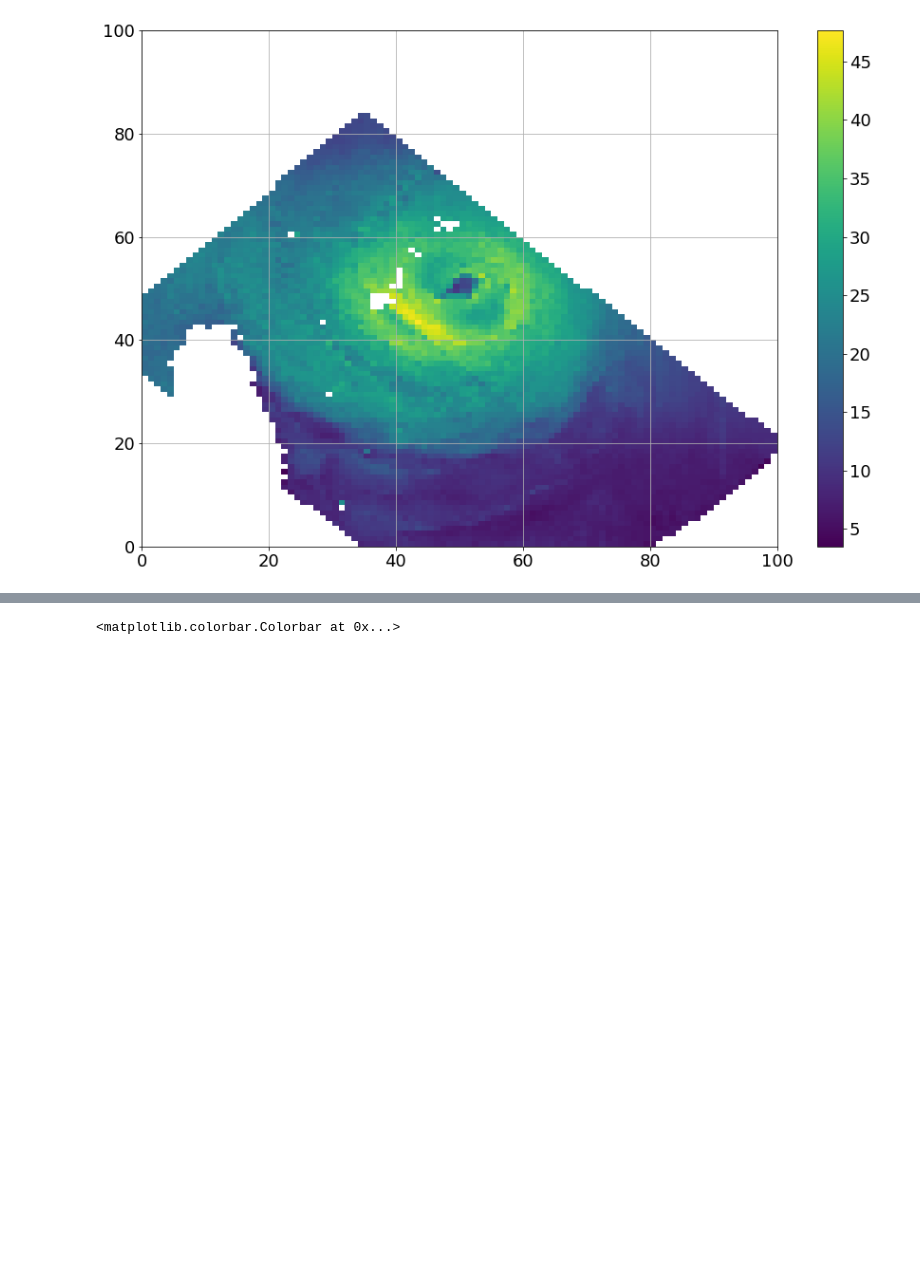
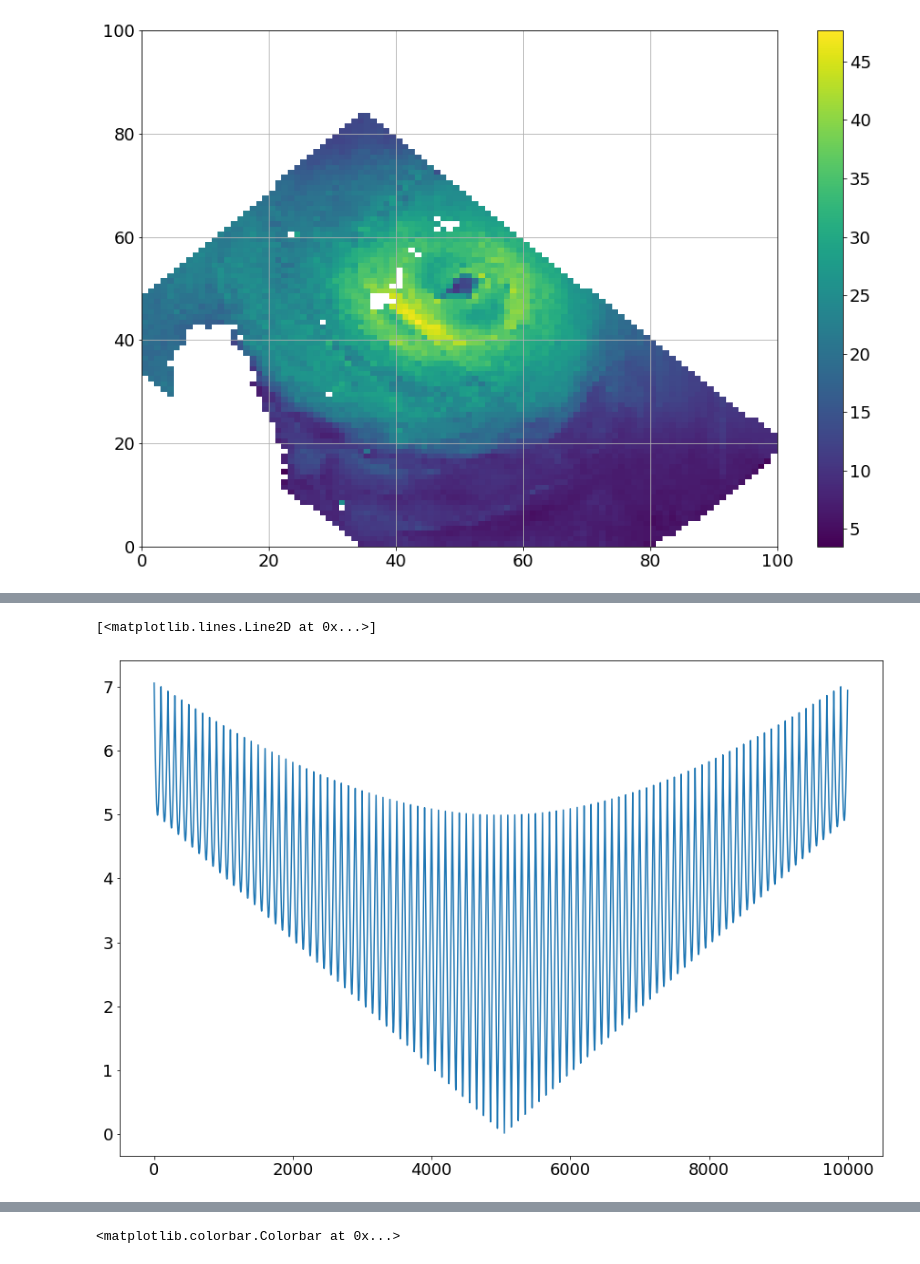
Before and after one commit to Arthur117/bigData2022_covariance, a Jupyter notebook: cov_mat_by_cat.ipynb, the cells around one changed output, grey strips where cells are left out. Drawn from its saved outputs; the diff is of its cells as text; code cells hidden in the pictures; blank space fills up the shorter version.

```diff
--- a/cov_mat_by_cat.ipynb
+++ b/cov_mat_by_cat.ipynb
@@ -131,0 +141,5 @@ x_Ex = ds_polar_stack['wind_speed'] - ds_polar_stack.mean(dim='pixel', skipna=Tr
+# %%
+plt.plot(product['r*_grid'])
+# %% [output]
+[<matplotlib.lines.Line2D at 0x...>]
+[figure, added]
```
Also changed, not shown: parts of 5 cells of this notebook, 1 other file.
